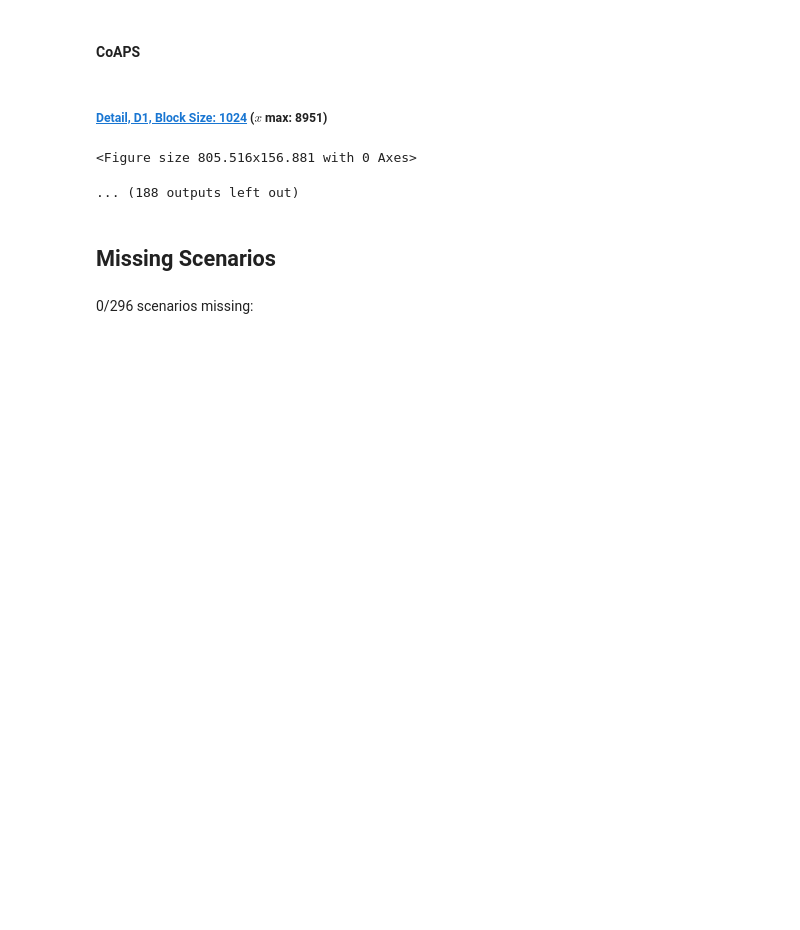
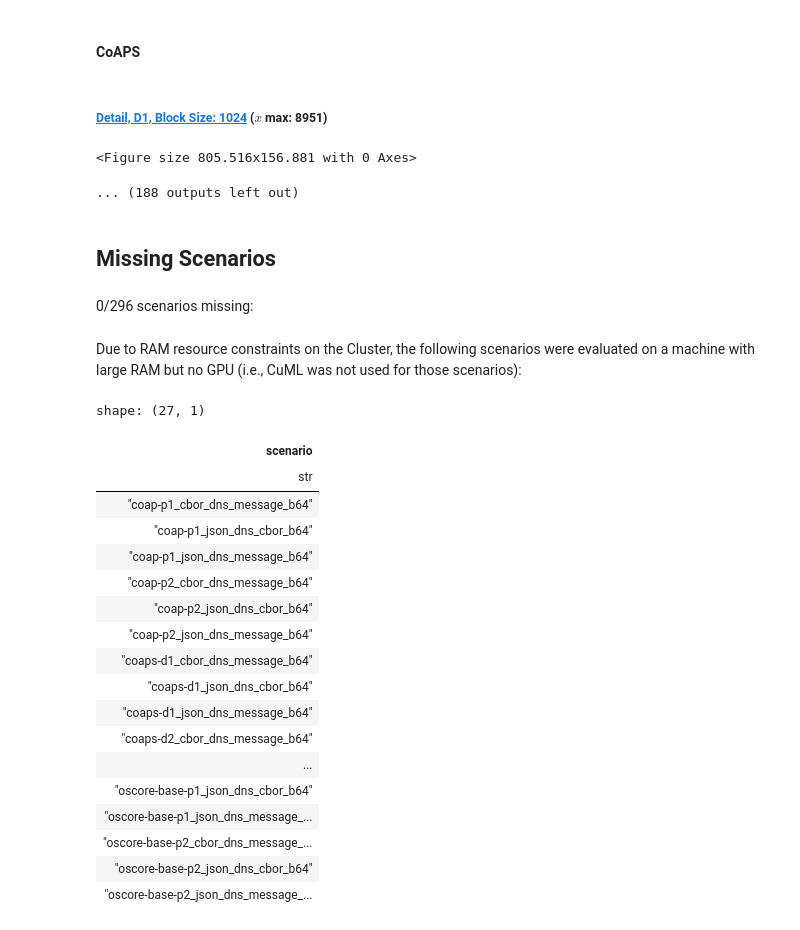
Before and after one commit to miri64/artifacts-eurosp26-doc-privacy, a Jupyter notebook: 06_evaluation.ipynb, the cells around one changed output. Saved outputs shown, nothing was run; the diff lists cells and outputs as text; code cells hidden in the pictures; blank space fills up the shorter version.

Commit message:
Add listing of non-cuml permutation importances

```diff
--- a/06_evaluation.ipynb
+++ b/06_evaluation.ipynb
@@ -2034,3 +2034,30 @@ for scenario in list_scenarios(filter_randiv_pad=True):
 display(Markdown(f"{len(missing)}/{scenarios} scenarios missing:\n" + '\n'.join(f"- {scenario}" for scenario in sorted(missing))))
 # %% [output]
 0/296 scenarios missing:
+# %% [markdown]
+Due to RAM resource constraints on the Cluster, the following scenarios were evaluated on a machine with large RAM but no GPU (i.e., CuML was not used for those scenarios):
+# %%
+df = polars.read_csv(INPUT_PATH / "non-cuml-perm-imp.csv", has_header=False, new_columns=["scenario"]).sort("scenario")
+
+with polars.Config(tbl_rows=df.shape[0], fmt_str_lengths=df["scenario"].str.len_chars().max()):
+    display(df)
+# %% [output]
+shape: (27, 1)
+| scenario |
+| str |
+| "coap-p1_cbor_dns_message_b64" |
+| "coap-p1_json_dns_cbor_b64" |
+| "coap-p1_json_dns_message_b64" |
+| "coap-p2_cbor_dns_message_b64" |
+| "coap-p2_json_dns_cbor_b64" |
+| "coap-p2_json_dns_message_b64" |
+| "coaps-d1_cbor_dns_message_b64" |
+| "coaps-d1_json_dns_cbor_b64" |
+| "coaps-d1_json_dns_message_b64" |
+| "coaps-d2_cbor_dns_message_b64" |
+| ... |
+| "oscore-base-p1_json_dns_cbor_b64" |
+| "oscore-base-p1_json_dns_message_... |
+| "oscore-base-p2_cbor_dns_message_... |
+| "oscore-base-p2_json_dns_cbor_b64" |
+| "oscore-base-p2_json_dns_message_... |
```
Also changed, not shown: 1 other file.
